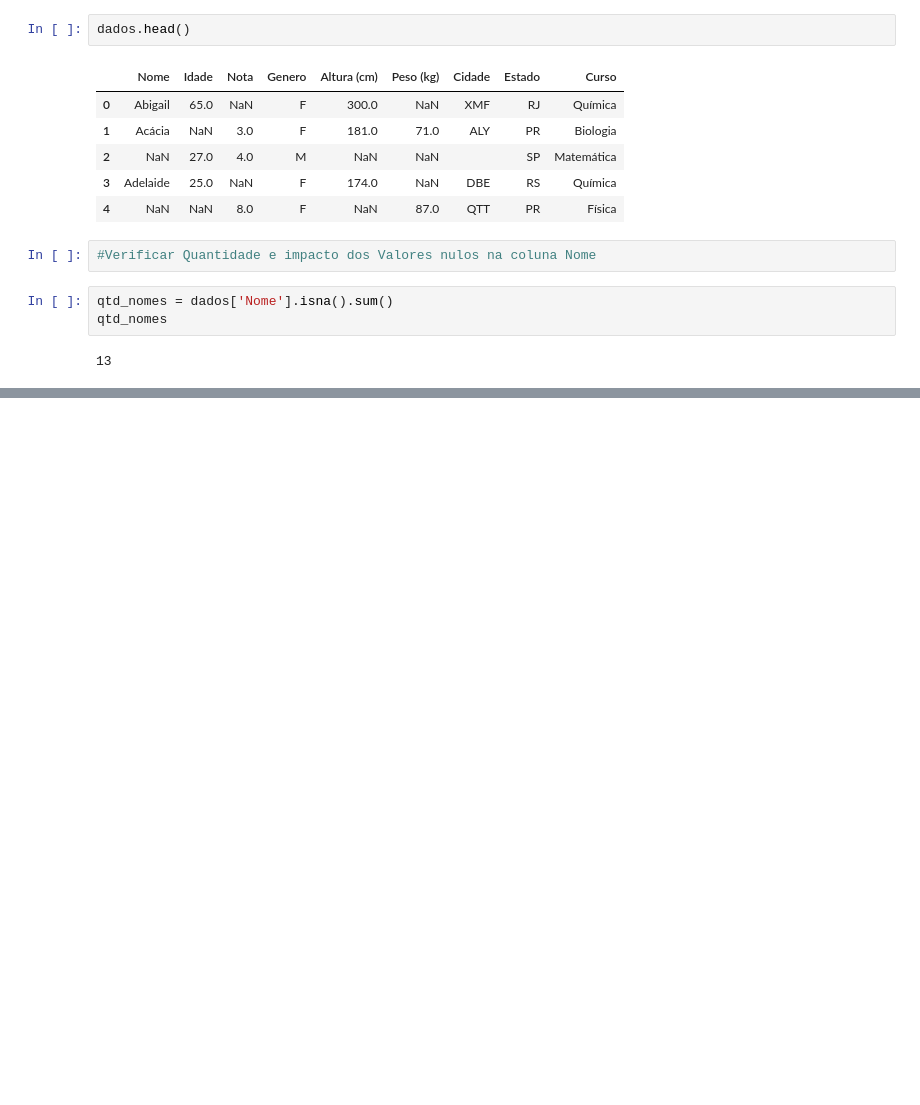
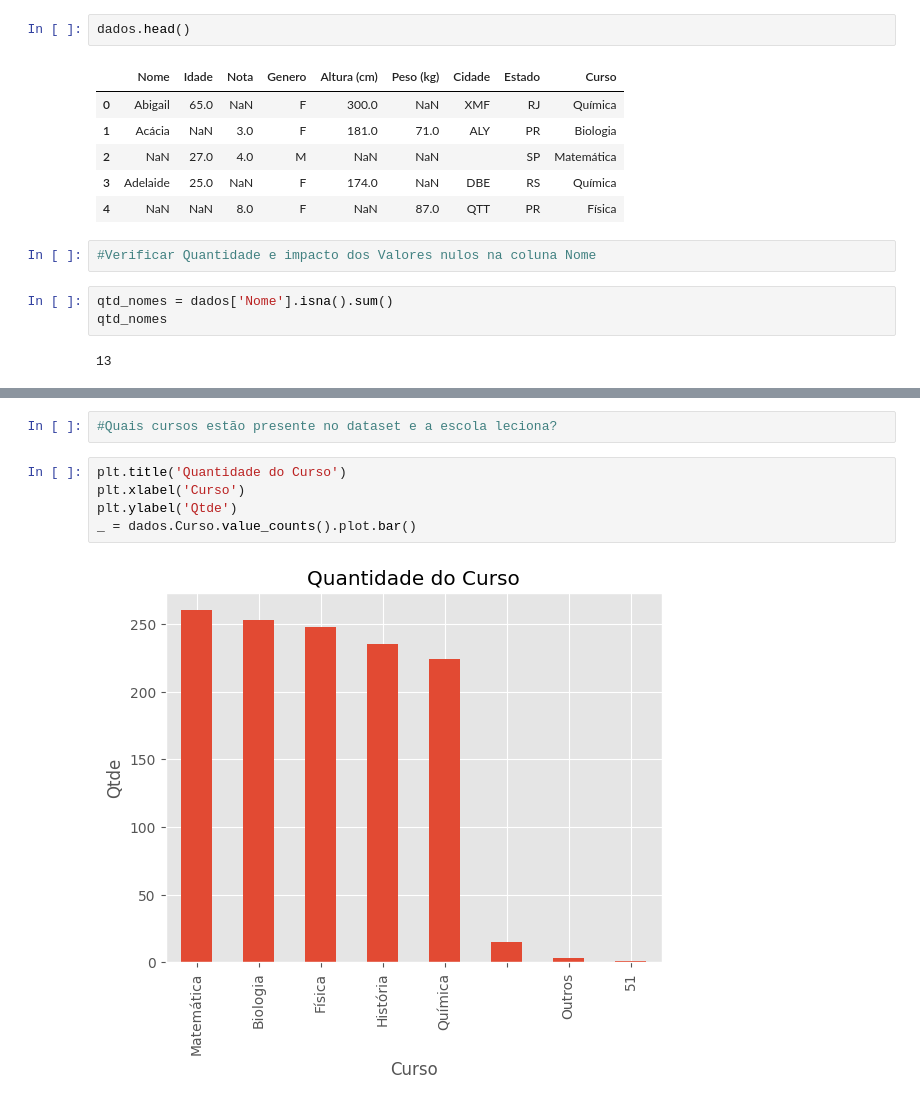
Before and after one commit to Gcango/Projecto_Limpeza_dados_datascience, a Jupyter notebook: Limpeza_dados_dataScience.ipynb, the cells around one changed output, grey strips where cells are left out. Drawn from its saved outputs; the diff is of its cells as text; blank space fills up the shorter version.

```diff
--- a/Limpeza_dados_dataScience.ipynb
+++ b/Limpeza_dados_dataScience.ipynb
@@ -258,0 +409,9 @@ qtd_nomes
+# %%
+#Quais cursos estão presente no dataset e a escola leciona?
+# %%
+plt.title('Quantidade do Curso')
+plt.xlabel('Curso')
+plt.ylabel('Qtde')
+_ = dados.Curso.value_counts().plot.bar()
+# %% [output]
+[figure, added]
```
Also changed, not shown: parts of 47 cells of this notebook.
